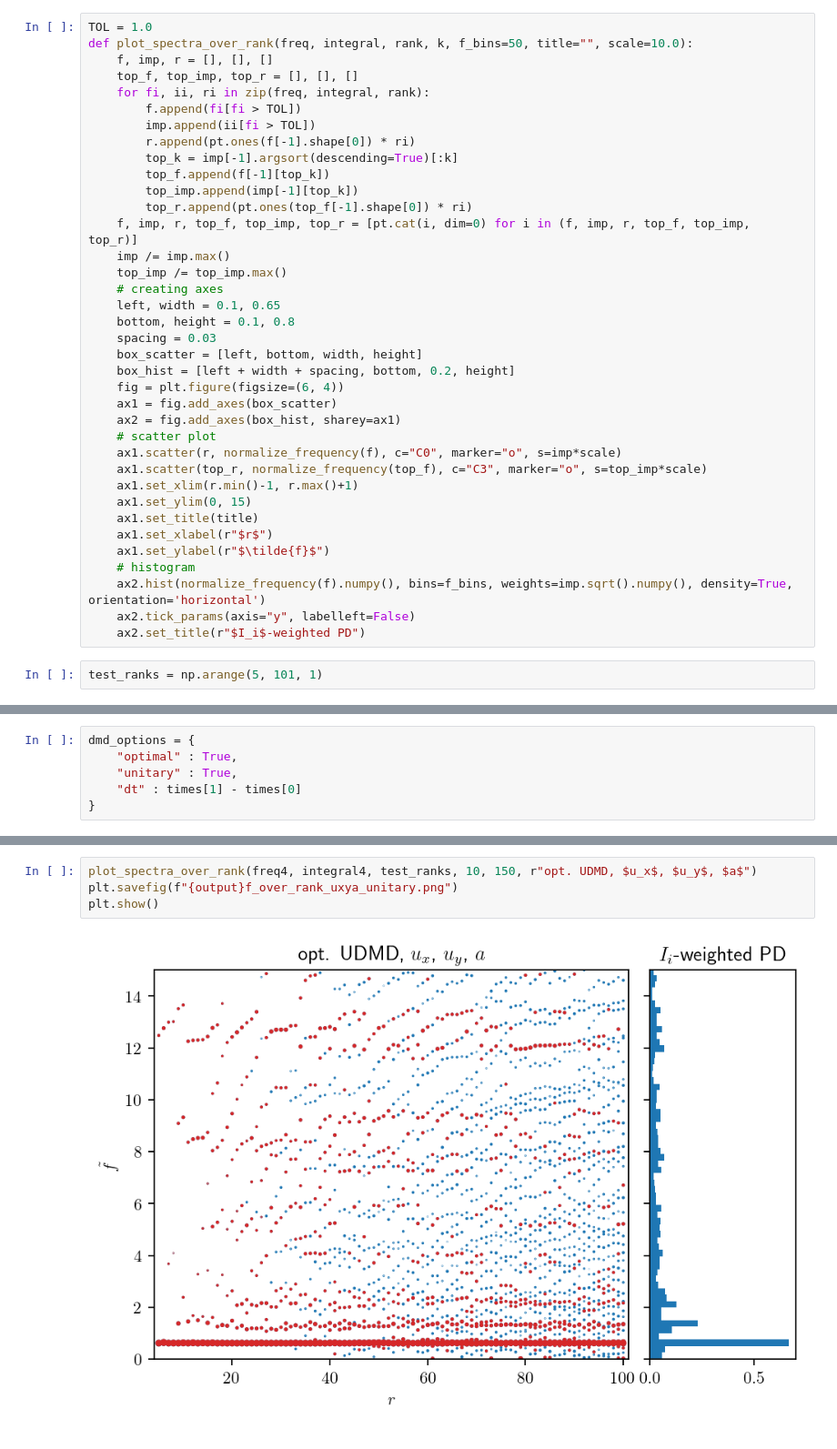
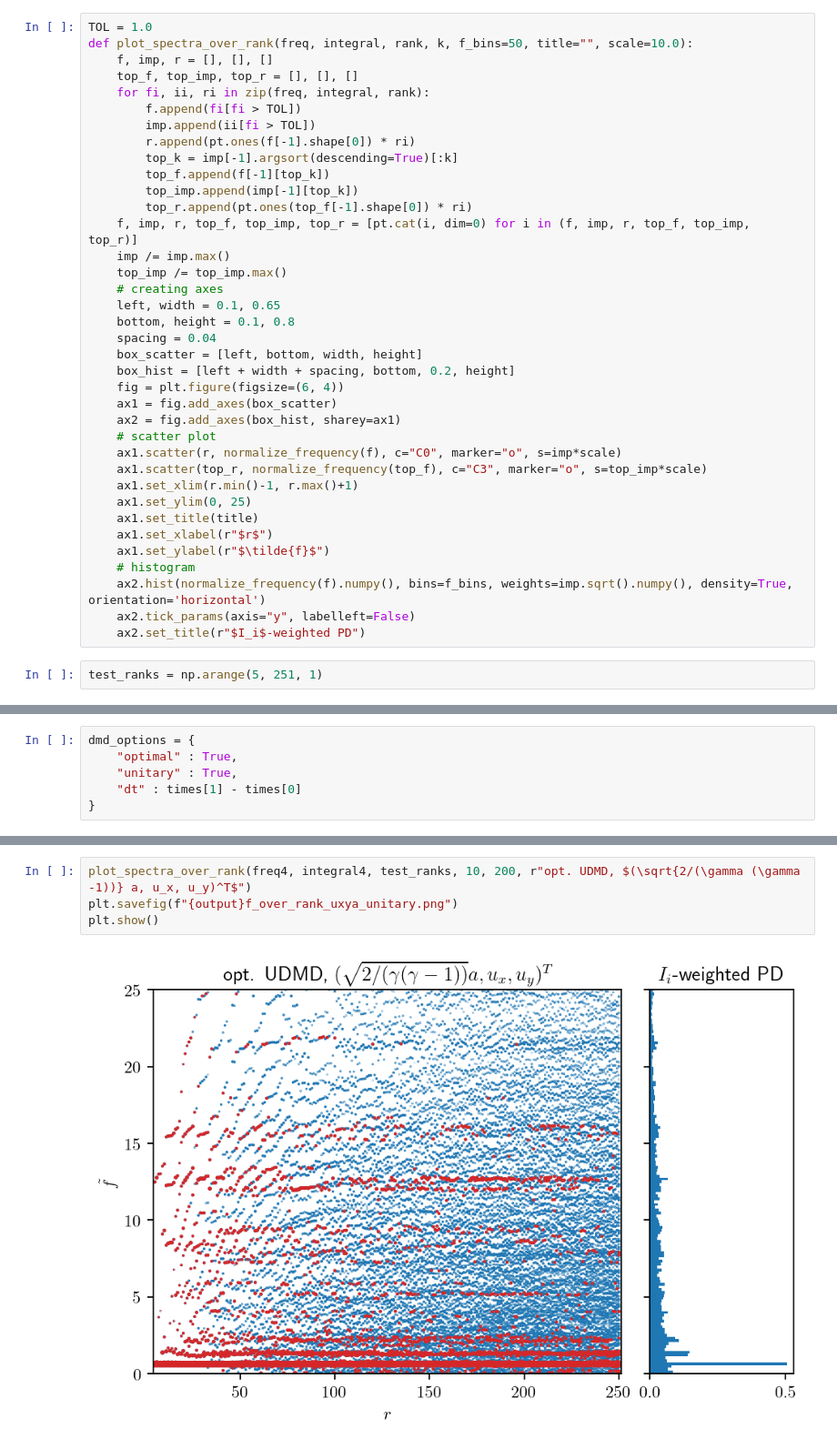
Before and after one commit to FlowModelingControl/naca0012_shock_buffet, a Jupyter notebook: notebooks/naca0012_dmd_rank_spectra.ipynb, the cells around one changed output, grey strips where cells are left out. Shown at 91% size. Cells and saved outputs as stored; diff of their text form.

```diff
--- a/notebooks/naca0012_dmd_rank_spectra.ipynb
+++ b/notebooks/naca0012_dmd_rank_spectra.ipynb
@@ -40,7 +40,7 @@ def plot_spectra_over_rank(freq, integral, rank, k, f_bins=50, title="", scale=1
     # creating axes
     left, width = 0.1, 0.65
     bottom, height = 0.1, 0.8
-    spacing = 0.03
+    spacing = 0.04
     box_scatter = [left, bottom, width, height]
     box_hist = [left + width + spacing, bottom, 0.2, height]
     fig = plt.figure(figsize=(6, 4))
@@ -50,7 +50,7 @@ def plot_spectra_over_rank(freq, integral, rank, k, f_bins=50, title="", scale=1
     ax1.scatter(r, normalize_frequency(f), c="C0", marker="o", s=imp*scale)
     ax1.scatter(top_r, normalize_frequency(top_f), c="C3", marker="o", s=top_imp*scale)
     ax1.set_xlim(r.min()-1, r.max()+1)
-    ax1.set_ylim(0, 15)
+    ax1.set_ylim(0, 25)
     ax1.set_title(title)
     ax1.set_xlabel(r"$r$")
     ax1.set_ylabel(r"$\tilde{f}$")
@@ -59,7 +59,7 @@ def plot_spectra_over_rank(freq, integral, rank, k, f_bins=50, title="", scale=1
     ax2.tick_params(axis="y", labelleft=False)
     ax2.set_title(r"$I_i$-weighted PD")
 # %%
-test_ranks = np.arange(5, 101, 1)
+test_ranks = np.arange(5, 251, 1)
 # %%
 dmd_options = {
     "optimal" : True,
@@ -150,6 +150,6 @@ Testing r=100
 # %%
-plot_spectra_over_rank(freq4, integral4, test_ranks, 10, 150, r"opt. UDMD, $u_x$, $u_y$, $a$")
+plot_spectra_over_rank(freq4, integral4, test_ranks, 10, 200, r"opt. UDMD, $(\sqrt{2/(\gamma (\gamma -1))} a, u_x, u_y)^T$")
 plt.savefig(f"{output}f_over_rank_uxya_unitary.png")
 plt.show()
 # %% [output]
-[figure, old version]
+[figure, new version]
```
Also changed, not shown: parts of 7 cells of this notebook, 6 other files.
